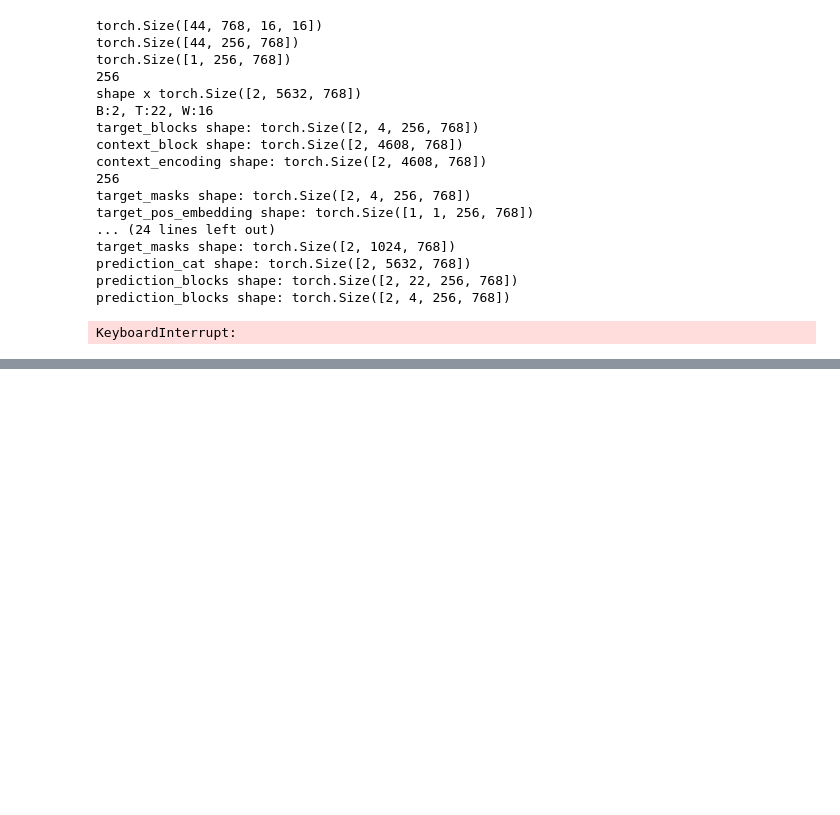
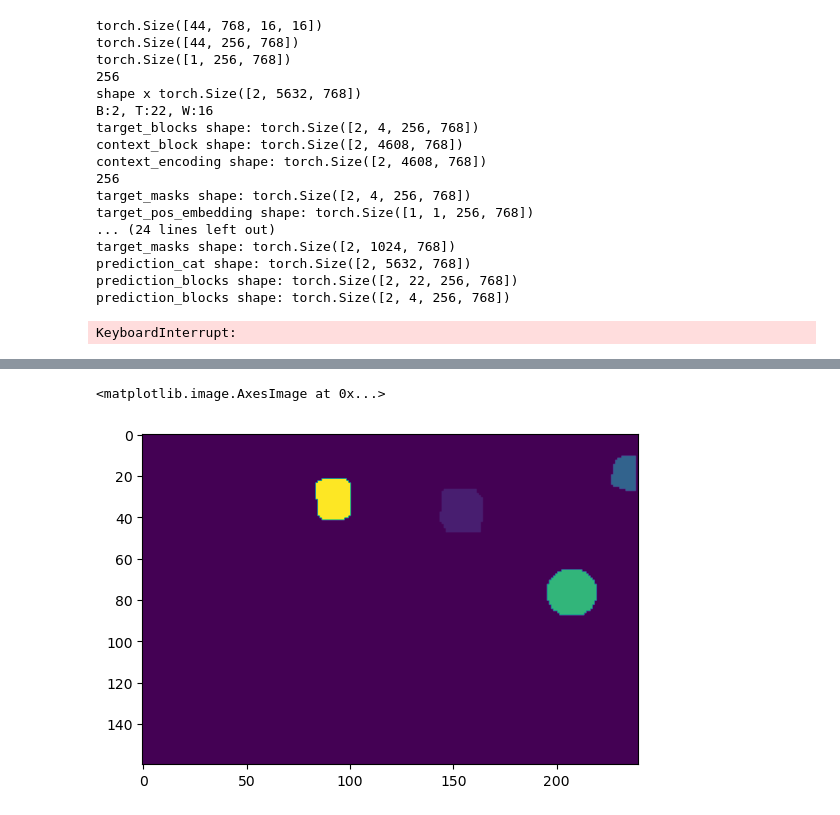
Before and after one commit to gbugli/DL_project_2023, a Jupyter notebook: temp.ipynb, the cells around one changed output, grey strips where cells are left out. Drawn from its saved outputs; the diff is of its cells as text; code cells hidden in the pictures; blank space fills up the shorter version.

```diff
--- a/temp.ipynb
+++ b/temp.ipynb
@@ -781,0 +1393,5 @@ KeyboardInterrupt:
+# %%
+plt.imshow(mask[0])
+# %% [output]
+<matplotlib.image.AxesImage at 0x...>
+[figure, added]
```
Also changed, not shown: parts of 26 cells of this notebook.
